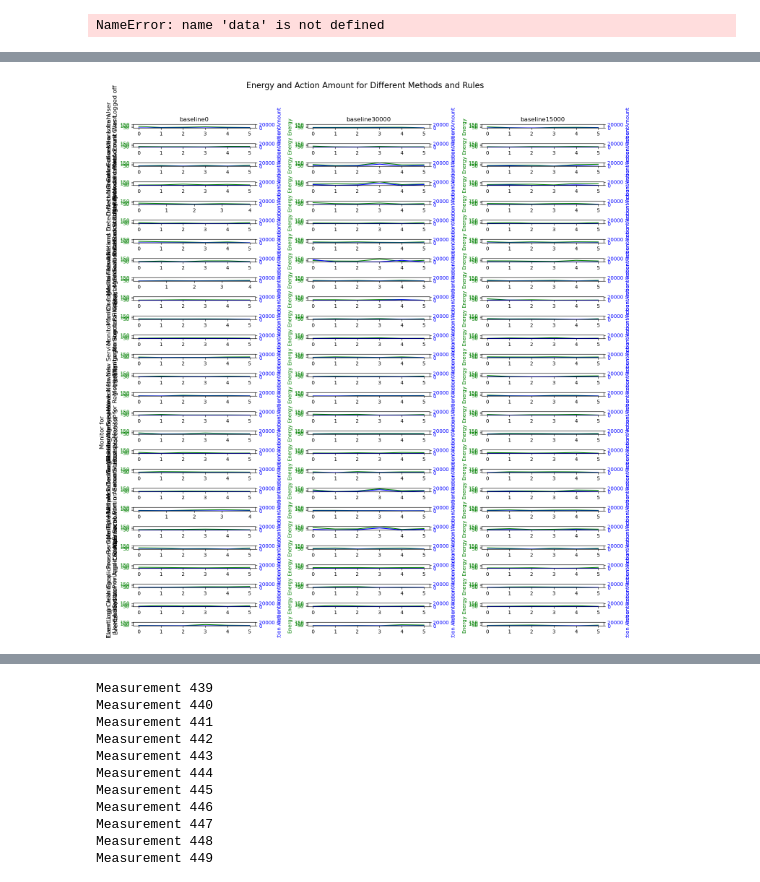
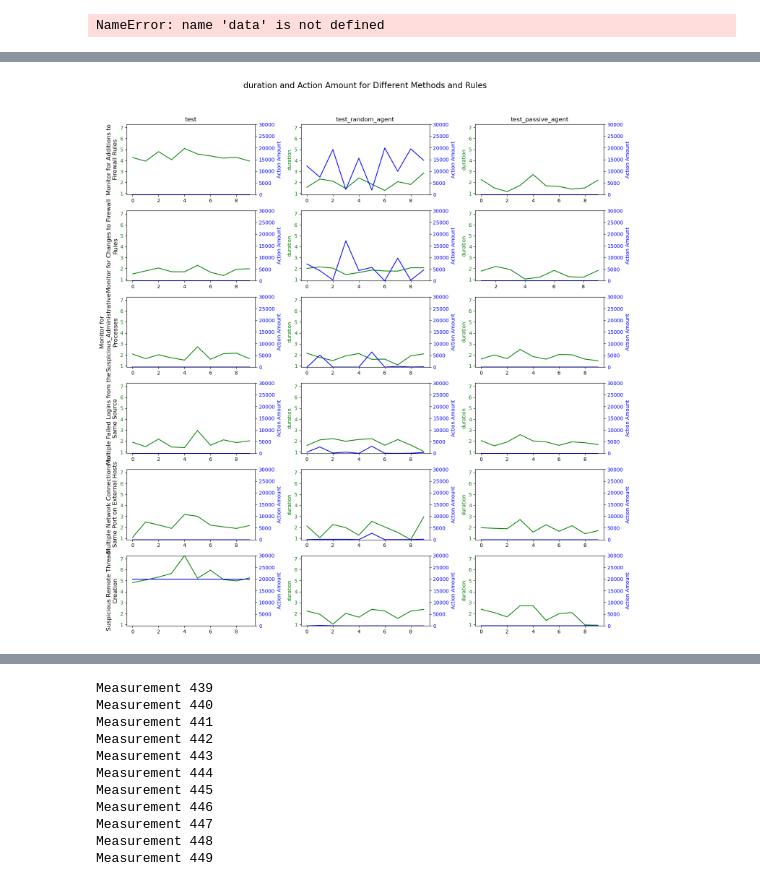
Before and after one commit to sapirani/GreenSecurityMeasurementAndOptimizationFramework, a Jupyter notebook: SplunkResearch/src/splunk_analysis.ipynb, the cells around one changed output, grey strips where cells are left out. Drawn from its saved outputs; the diff is of its cells as text; code cells hidden in the pictures.

```diff
--- a/SplunkResearch/src/splunk_analysis.ipynb
+++ b/SplunkResearch/src/splunk_analysis.ipynb
@@ -493,17 +508,15 @@ time_to_index = {time:i for (i, time) in enumerate(time_rules_energy_df['time'].
 time_rules_energy_df['index'] = time_rules_energy_df['time'].apply(lambda x: time_to_index[x])
 # %%
 def get_time_action_df(mode, file_name):
-    with open(f'{expirment_dir}/{mode}/{file_name}.json') as f:
+    with open(f'{expirment_dir}/{mode}/{file_name}_{mode}.json') as f:
         time_rules_energy_dict_test = json.load(f)
     time_rules_energy_dict_test_data = []
-    for k, v in time_rules_energy_dict_test.items():
-        for logtype, num in v.items():
-            time_rules_energy_dict_test_data.append({'time': k, 'logtype':logtype, 'amount': num})
+    for e in time_rules_energy_dict_test:
+        for log_type in e:
+            time_rules_energy_dict_test_data.append({'time': log_type[0], 'logtype':log_type[2], 'amount': log_type[3], 'method': mode})
     return pd.DataFrame(time_rules_energy_dict_test_data)
 # test_action = get_time_action_df("test", 'action_dict_test')
-baselines = []
-for i in action_values:
-    baseline = get_time_action_df(f"test_baseline{i}", f'action_dict_test_baseline{i}')
-    baseline['method'] = f'baseline{i}'
-
-    baselines.append(baseline)
+test_action = get_time_action_df("test", 'action_dict')
+random_baseline_action = get_time_action_df("test_random_agent", 'action_dict')
+passive_baseline_action = get_time_action_df("test_passive_agent", 'action_dict')
+time_action_df = pd.concat([test_action, random_baseline_action, passive_baseline_action]).reset_index()
@@ -513,7 +542,7 @@ for i in action_values:
 # baseline1_action['method'] = 'baseline'
 # baseline2_action['method'] = 'baseline2'
 # time_action_df = pd.concat([test_action,baseline1_action])
-time_action_df = pd.concat(baselines)
+# time_action_df = pd.concat(baselines)
 
 # time_action_df['time'] = time_action_df['time'].apply(lambda x: '_'.join(x))
 time_to_index = {time:i for (i, time) in enumerate(time_action_df['time'].unique())}
@@ -643,40 +677,40 @@ for ax, col in zip(axs[0], methods):
     ax.set_title(col)
 
 # get y_min y_maxx y2_min y2_max
-y_min, y_max = time_rules_energy_df['energy'].min(), time_rules_energy_df['energy'].max()
+y_min, y_max = time_rules_energy_df['duration'].min(), time_rules_energy_df['duration'].max()
 y2_min, y2_max = time_rules_energy_df['action_amount'].min(), 1.5*time_rules_energy_df['action_amount'].max()
 
 # Iterate over each subplot and plot the data
 for row, rule_name in enumerate(rule_names):
     for col, method in enumerate(methods):
         ax1 = axs[row, col]
 
         # Filter data for the current method and rule_name
         filtered_data = time_rules_energy_df[(time_rules_energy_df['method'] == method) &
                                              (time_rules_energy_df['rule_name'] == rule_name)].sort_values(by=['index'])
 
         # Plot the first data (energy) on the primary y-axis
-        ax1.plot(filtered_data['index'], filtered_data['energy'], color='green', label='energy')
-        ax1.set_ylabel('Energy', color='green')
+        ax1.plot(filtered_data['index'], filtered_data['duration'], color='green', label='duration')
+        ax1.set_ylabel('duration', color='green')
         ax1.tick_params(axis='y', labelcolor='green')
         ax1.set_ylim(y_min, y_max)
 
         # Create a secondary y-axis for the subplot
         ax2 = ax1.twinx()
 
         # Plot the second data (action_amount) on the secondary y-axis
         ax2.plot(filtered_data['index'], filtered_data['action_amount'], color='blue', label='action_amount')
         ax2.set_ylabel('Action Amount', color='blue')
         ax2.tick_params(axis='y', labelcolor='blue')
         ax2.set_ylim(y2_min, y2_max)
 
         # Set formatted rule_name as the y-label for the first column, without rotation
         if col == 0:
             ax1.set_ylabel(formatted_rule_names[row], size='large', color='black')
 
 # Set an overall title for the entire figure
-plt.suptitle("Energy and Action Amount for Different Methods and Rules", y=1.03, fontsize=16)
+plt.suptitle("duration and Action Amount for Different Methods and Rules", y=1.03, fontsize=16)
 plt.tight_layout()
 plt.show()
 # %% [output]
-[figure, old version]
+[figure, new version]
```
Also changed, not shown: parts of 19 cells of this notebook, 12 other files.
